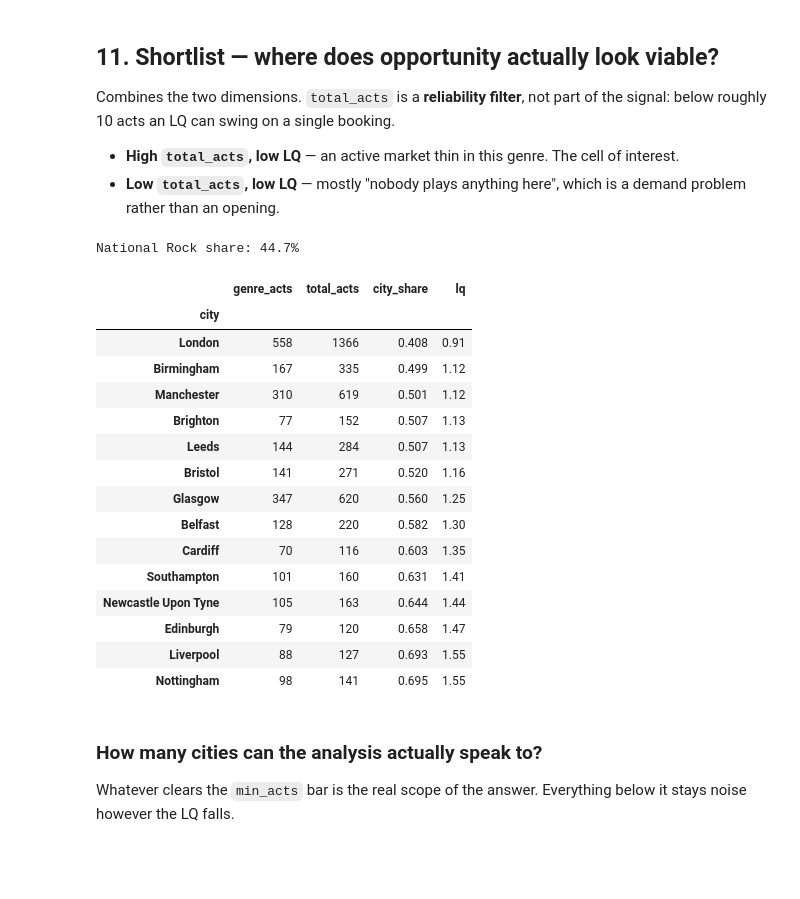
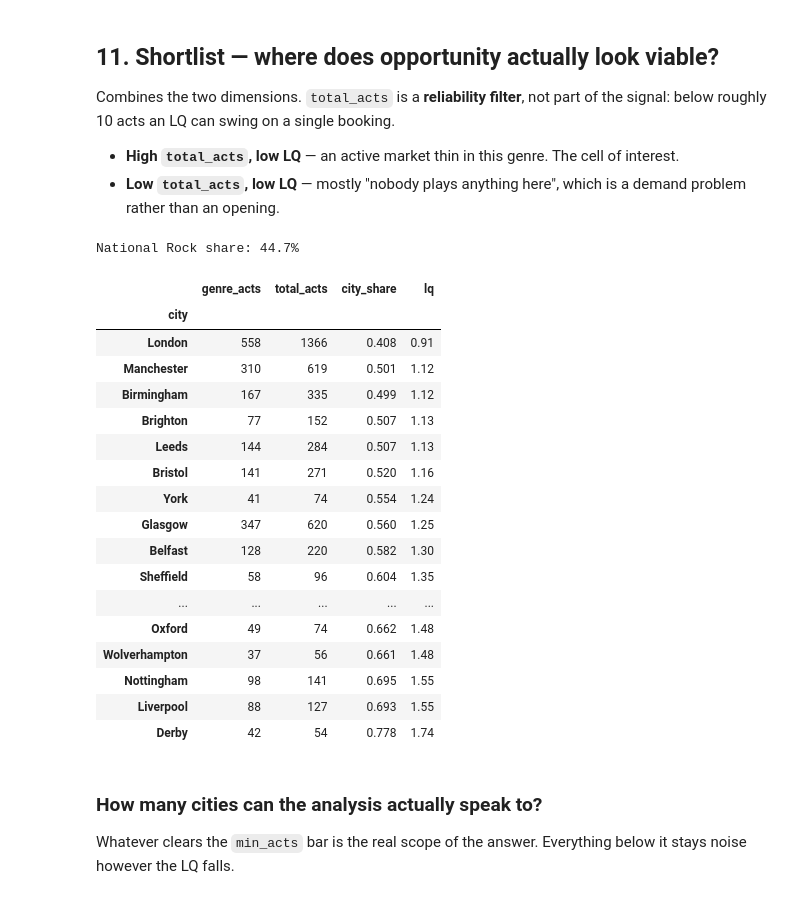
Before and after one commit to jb661/eventintelligence, a Jupyter notebook: ticketmaster_genre_analysis.ipynb, the cells around one changed output. Cells and saved outputs as stored; diff of their text form; code cells hidden in the pictures; blank space fills up the shorter version.

```diff
--- a/ticketmaster_genre_analysis.ipynb
+++ b/ticketmaster_genre_analysis.ipynb
@@ -503,31 +503,33 @@ the signal: below roughly 10 acts an LQ can swing on a single booking.
 - **Low `total_acts`, low LQ** — mostly "nobody plays anything here", which is a
   demand problem rather than an opening.
 # %%
-def shortlist(genre, min_acts=100):
+def shortlist(genre, min_acts=50):
     """Cities ranked by how underserved they are in `genre`, reliable rows only."""
     lq = location_quotient(genre, min_acts=min_acts)
     return lq.sort_values("lq")
 
 
 shortlist("Rock")
 # %% [output]
 National Rock share: 44.7%
 |  | genre_acts | total_acts | city_share | lq |
 | city |  |  |  |  |
 | London | 558 | 1366 | 0.408 | 0.91 |
+| Manchester | 310 | 619 | 0.501 | 1.12 |
 | Birmingham | 167 | 335 | 0.499 | 1.12 |
-| Manchester | 310 | 619 | 0.501 | 1.12 |
 | Brighton | 77 | 152 | 0.507 | 1.13 |
 | Leeds | 144 | 284 | 0.507 | 1.13 |
 | Bristol | 141 | 271 | 0.520 | 1.16 |
+| York | 41 | 74 | 0.554 | 1.24 |
 | Glasgow | 347 | 620 | 0.560 | 1.25 |
 | Belfast | 128 | 220 | 0.582 | 1.30 |
-| Cardiff | 70 | 116 | 0.603 | 1.35 |
-| Southampton | 101 | 160 | 0.631 | 1.41 |
-| Newcastle Upon Tyne | 105 | 163 | 0.644 | 1.44 |
-| Edinburgh | 79 | 120 | 0.658 | 1.47 |
+| Sheffield | 58 | 96 | 0.604 | 1.35 |
+| ... | ... | ... | ... | ... |
+| Oxford | 49 | 74 | 0.662 | 1.48 |
+| Wolverhampton | 37 | 56 | 0.661 | 1.48 |
+| Nottingham | 98 | 141 | 0.695 | 1.55 |
 | Liverpool | 88 | 127 | 0.693 | 1.55 |
-| Nottingham | 98 | 141 | 0.695 | 1.55 |
+| Derby | 42 | 54 | 0.778 | 1.74 |
 # %% [markdown]
 ### How many cities can the analysis actually speak to?
 
```
Also changed, not shown: parts of 2 cells of this notebook.
